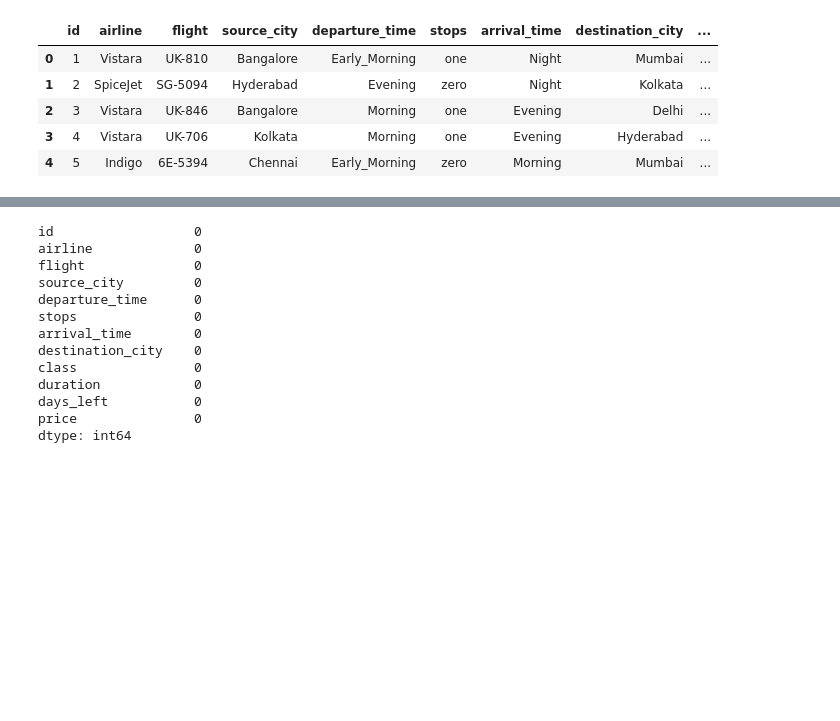
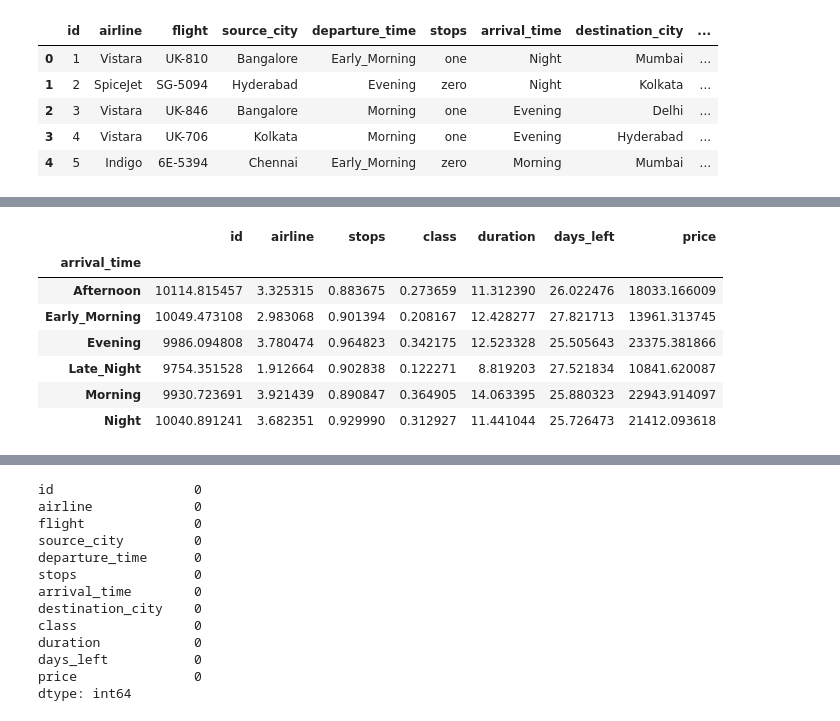
Before and after one commit to Raxmatillo/mohirdev, a Jupyter notebook: aviachiptabashorat.ipynb, the cells around one changed output, grey strips where cells are left out. Saved outputs shown, nothing was run; the diff lists cells and outputs as text; code cells hidden in the pictures; blank space fills up the shorter version.

```diff
--- a/aviachiptabashorat.ipynb
+++ b/aviachiptabashorat.ipynb
@@ -39,0 +90,11 @@ train.head()
+# %%
+train.groupby(['arrival_time']).mean('mean')
+# %% [output]
+|  | id | airline | stops | class | duration | days_left | price |
+| arrival_time |  |  |  |  |  |  |  |
+| Afternoon | 10114.815457 | 3.325315 | 0.883675 | 0.273659 | 11.312390 | 26.022476 | 18033.166009 |
+| Early_Morning | 10049.473108 | 2.983068 | 0.901394 | 0.208167 | 12.428277 | 27.821713 | 13961.313745 |
+| Evening | 9986.094808 | 3.780474 | 0.964823 | 0.342175 | 12.523328 | 25.505643 | 23375.381866 |
+| Late_Night | 9754.351528 | 1.912664 | 0.902838 | 0.122271 | 8.819203 | 27.521834 | 10841.620087 |
+| Morning | 9930.723691 | 3.921439 | 0.890847 | 0.364905 | 14.063395 | 25.880323 | 22943.914097 |
+| Night | 10040.891241 | 3.682351 | 0.929990 | 0.312927 | 11.441044 | 25.726473 | 21412.093618 |
```
Also changed, not shown: parts of 16 cells of this notebook.
